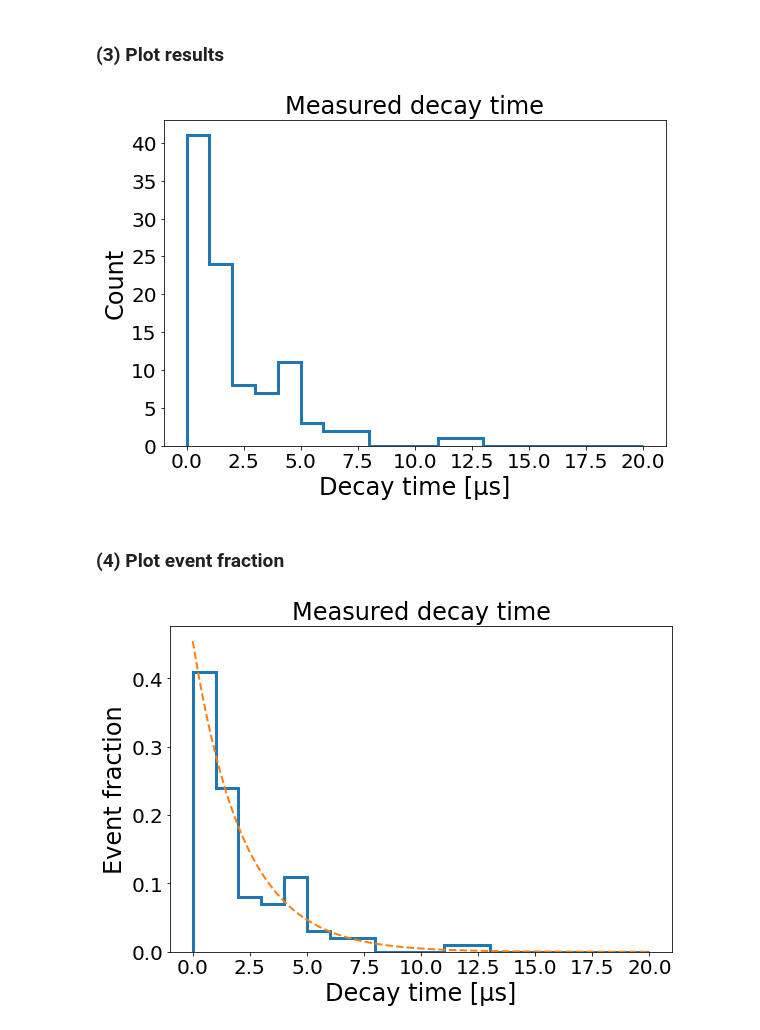
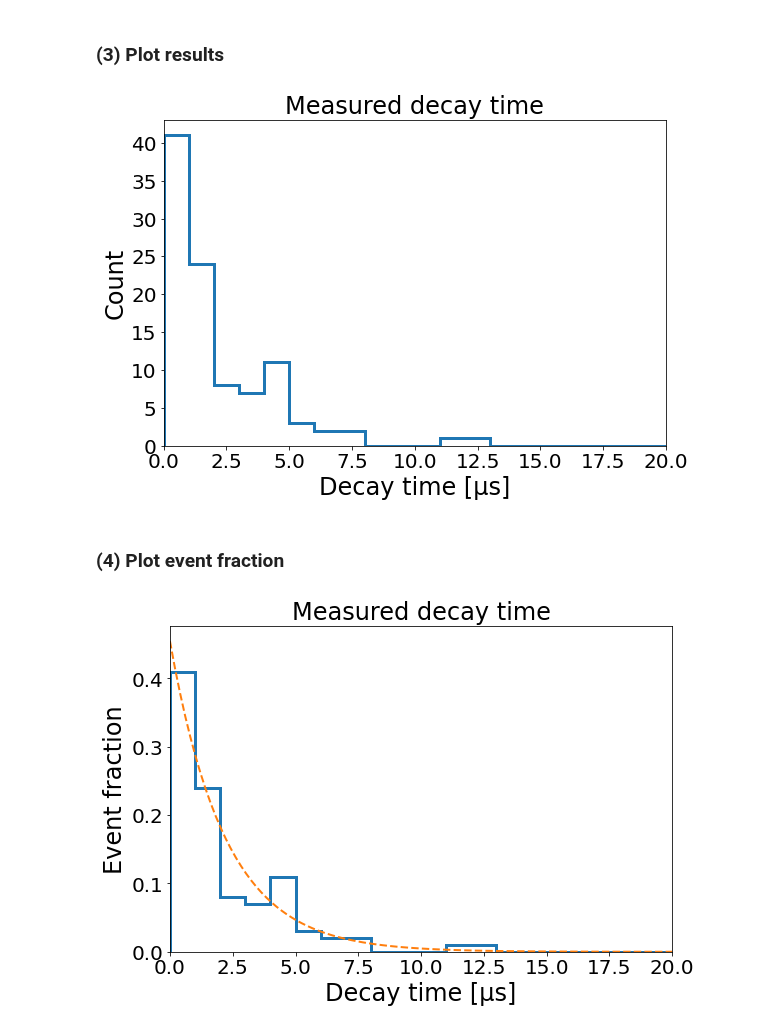
Before and after one commit to zarnecki/SAED, a Jupyter notebook: 03_Distributions/03_decay.ipynb, the cells around one changed output. Drawn from its saved outputs; the diff is of its cells as text; code cells hidden in the pictures.

```diff
--- a/03_Distributions/03_decay.ipynb
+++ b/03_Distributions/03_decay.ipynb
@@ -58,13 +58,14 @@ plt.ylabel('Count',size=24)
 plt.xticks(fontsize=20)
 plt.yticks(fontsize=20)
 plt.title("Measured decay time",size=24)
+plt.xlim([0.,tmax])
 
 fname = '03_decay_'+str(Ntry)+'.png'
 plt.savefig(fname)
 
 plt.show()
 # %% [output]
-[figure, old version]
+[figure, new version]
 # %% [markdown]
 ### (4) Plot event fraction
 # %%
@@ -74,31 +75,32 @@ tmax = 20.  # maximum value [µs]
 Nbin = 20   # number of bins
 
 # Event fraction is obtained by normalizing the histogram to 1 (density=True)
 
 plt.figure(figsize=(9, 6))
 
 plt.hist(exp_data,bins=Nbin, range=[0.,tmax], density=True, log=False, histtype='step',linewidth=3)
 
 plt.xlabel('Decay time [µs]',size=24)
 plt.ylabel('Event fraction',size=24)
 plt.xticks(fontsize=20)
 plt.yticks(fontsize=20)
 plt.title("Measured decay time",size=24)
+plt.xlim([0.,tmax])
 
 # Expected exponential distribution
 
 def myExp(x):
     return np.exp(-x/tmean)/tmean
 
 tref = np.linspace(0.,tmax,100)
 pref = myExp(tref)
 
 plt.plot(tref,pref,'--',linewidth=2)
 
 
 fname = '03_decay2_'+str(Ntry)+'.png'
 plt.savefig(fname)
 
 plt.show()
 # %% [output]
-[figure, old version]
+[figure, new version]
```
Also changed, not shown: 1 other file.
